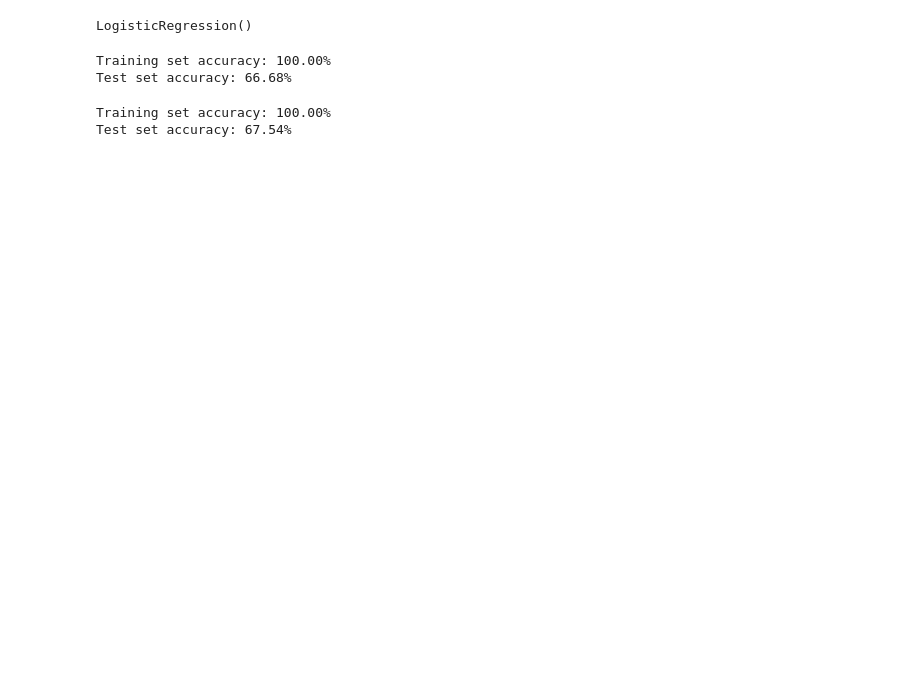
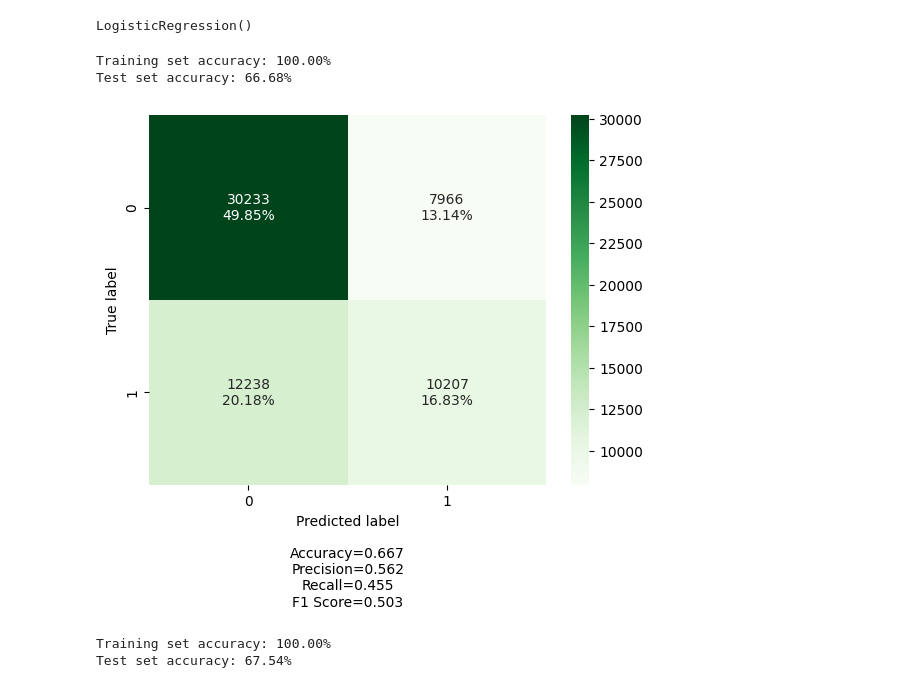
Before and after one commit to jess-moloney/mini-project-V, a Jupyter notebook: mini_project_V-old.ipynb, the cells around one changed output. Cells and saved outputs as stored; diff of their text form; code cells hidden in the pictures; blank space fills up the shorter version.

```diff
--- a/mini_project_V-old.ipynb
+++ b/mini_project_V-old.ipynb
@@ -306,6 +318,8 @@ df_train.head()
 | 4 | 1 | possible solution forgot icloud p... | [possible, solution, forgot, iclo... | get icloud password | [get, icloud, password] | ... |
 # %%
 pickle.dump(df_train, open("df_train_feature1.pkl", "wb" ))
+# %%
+df_train = pickle.load( open( "df_train_feature1.pkl", "rb" ) )
 # %%
 from sklearn.model_selection import train_test_split
 from sklearn.linear_model import LogisticRegression
@@ -329,6 +343,13 @@ print("Test set accuracy: {:.2f}%".format(accuracy_test * 100))
 # %% [output]
 Training set accuracy: 100.00%
 Test set accuracy: 66.68%
+# %%
+cf_matrix = confusion_matrix(y_test, y_pred_test)
+
+# calling make_confusion_matrix function
+result = make_confusion_matrix(cf_matrix, cmap = 'Greens')
+# %% [output]
+[figure, added]
 # %%
 from sklearn.ensemble import GradientBoostingClassifier
 
```
Also changed, not shown: parts of 34 cells of this notebook.
